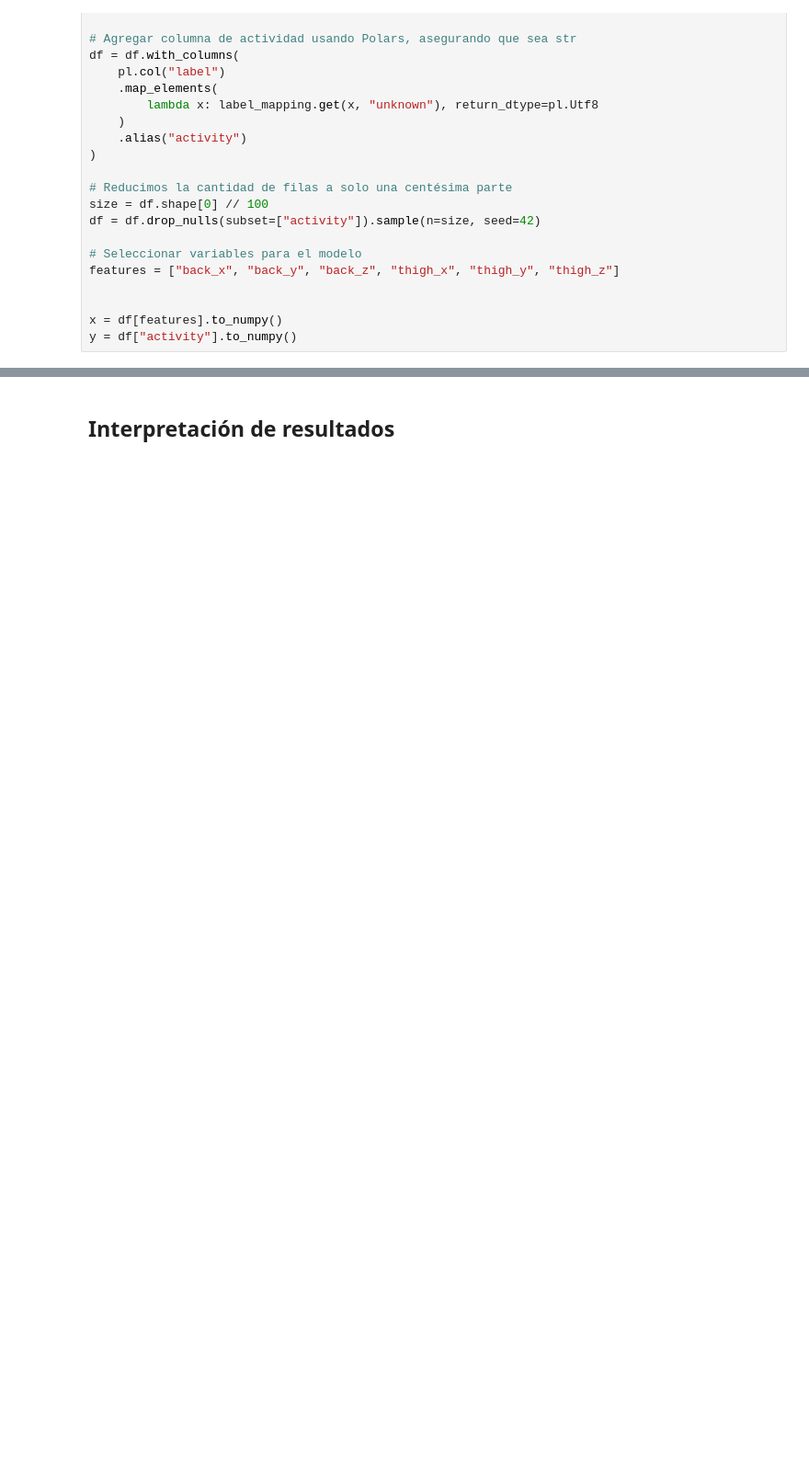
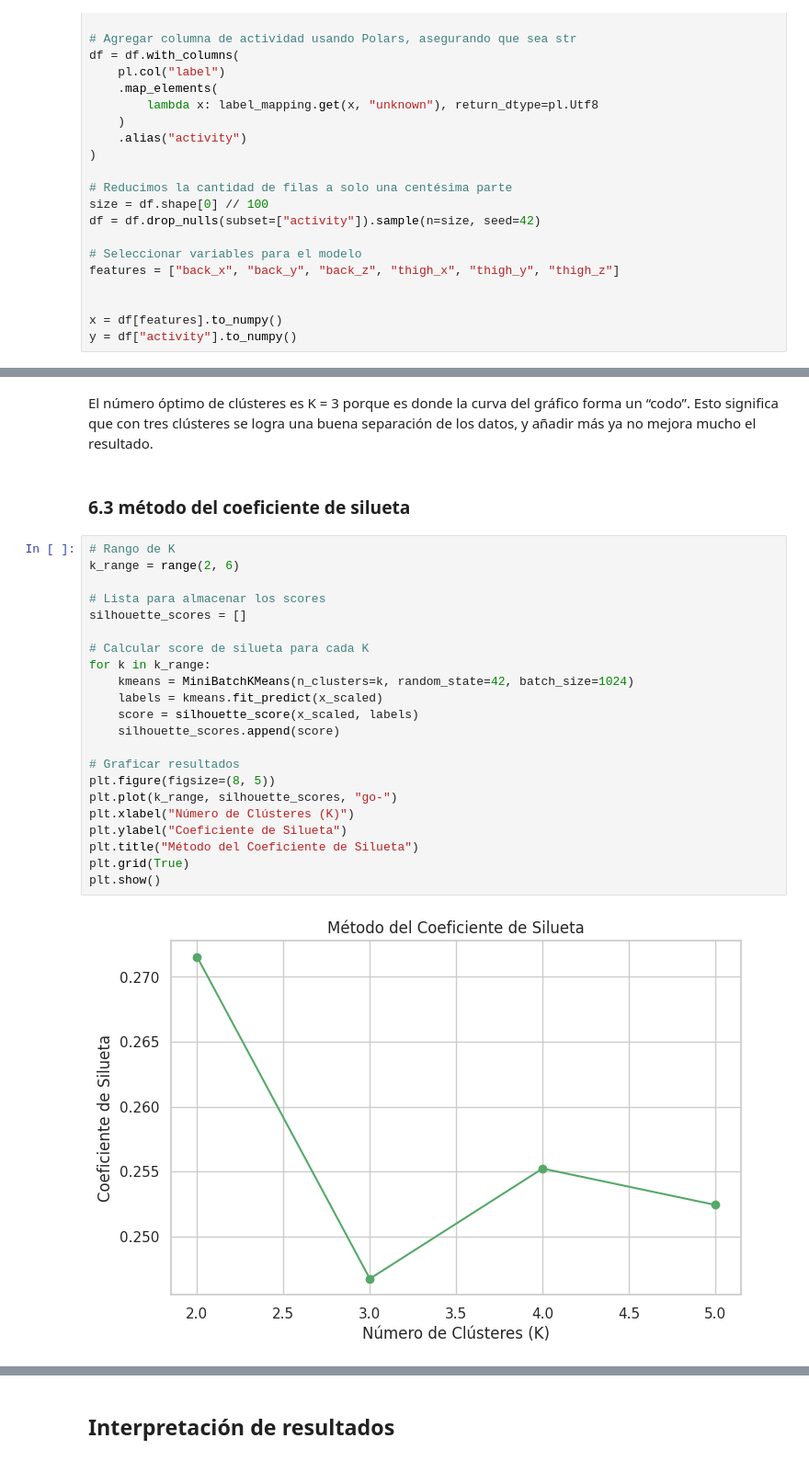
Before and after one commit to martindotpy/har-api, a Jupyter notebook: notebook/har_clustering.ipynb, the cells around one changed output, grey strips where cells are left out. Shown at 92% size. Cells and saved outputs as stored; diff of their text form; blank space fills up the shorter version.

```diff
--- a/notebook/har_clustering.ipynb
+++ b/notebook/har_clustering.ipynb
@@ -545,0 +567,28 @@ plt.show()
+# %% [markdown]
+El número óptimo de clústeres es K = 3 porque es donde la curva del gráfico forma un “codo”. Esto significa que con tres clústeres se logra una buena separación de los datos, y añadir más ya no mejora mucho el resultado.
+# %% [markdown]
+### **6.3 método del coeficiente de silueta**
+# %%
+# Rango de K
+k_range = range(2, 6)
+
+# Lista para almacenar los scores
+silhouette_scores = []
+
+# Calcular score de silueta para cada K
+for k in k_range:
+    kmeans = MiniBatchKMeans(n_clusters=k, random_state=42, batch_size=1024)
+    labels = kmeans.fit_predict(x_scaled)
+    score = silhouette_score(x_scaled, labels)
+    silhouette_scores.append(score)
+
+# Graficar resultados
+plt.figure(figsize=(8, 5))
+plt.plot(k_range, silhouette_scores, "go-")
+plt.xlabel("Número de Clústeres (K)")
+plt.ylabel("Coeficiente de Silueta")
+plt.title("Método del Coeficiente de Silueta")
+plt.grid(True)
+plt.show()
+# %% [output]
+[figure, added]
```
Also changed, not shown: parts of 67 cells of this notebook.
